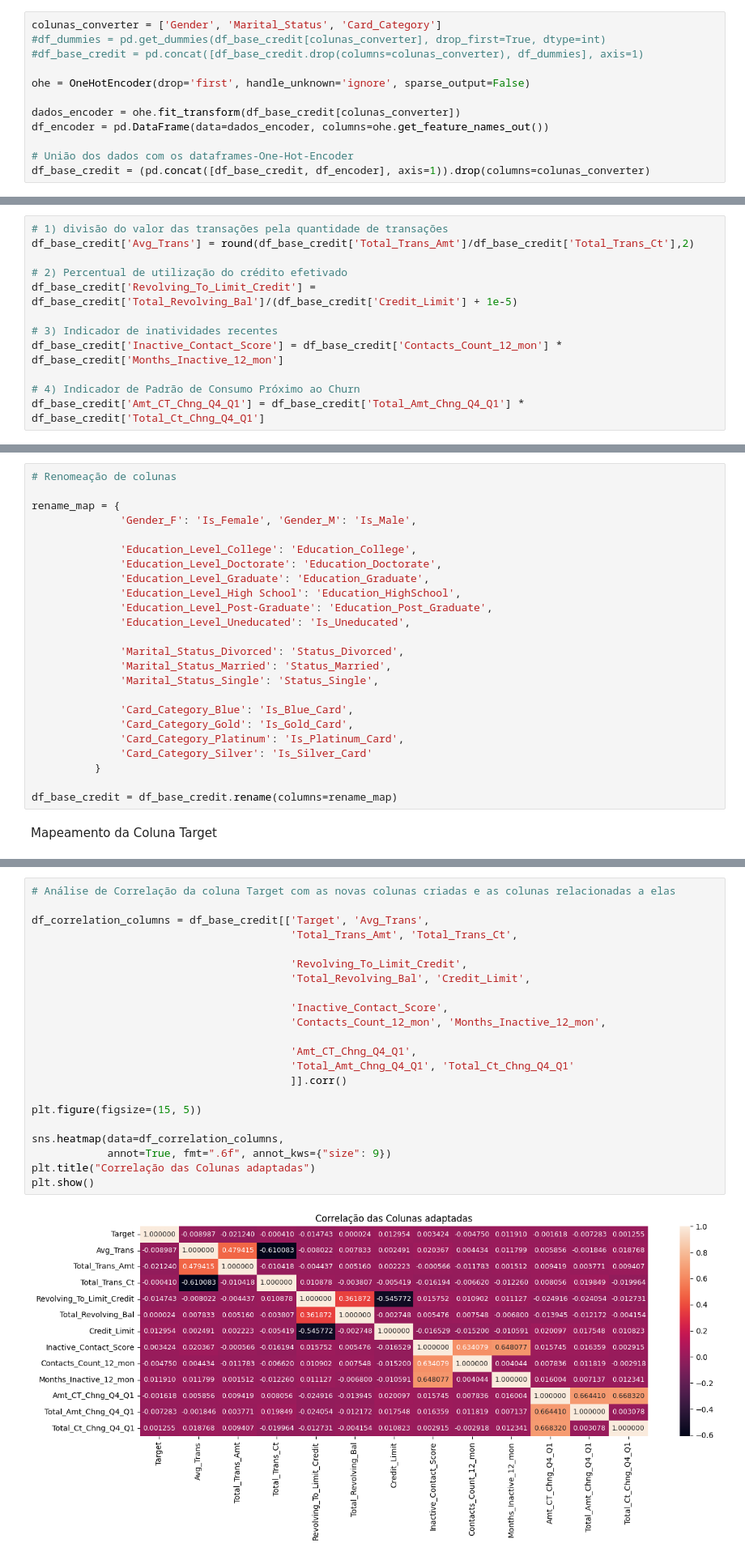
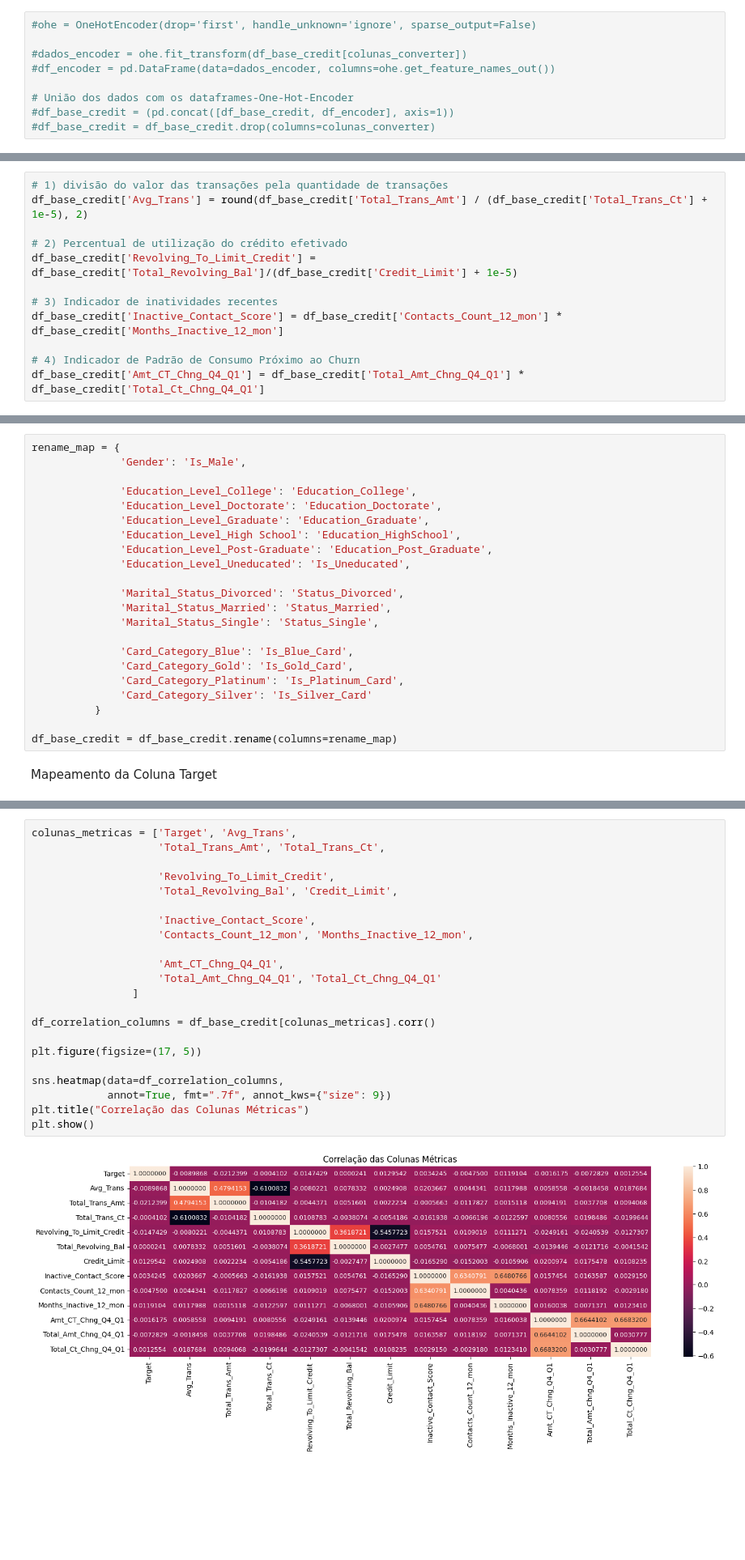
Before and after one commit to rpf991/Previsao_Churning_Clientes_Credito, a Jupyter notebook: notebooks/data_analysis.ipynb, the cells around one changed output, grey strips where cells are left out. Shown at 81% size. Cells and saved outputs as stored; diff of their text form; blank space fills up the shorter version.

```diff
--- a/notebooks/data_analysis.ipynb
+++ b/notebooks/data_analysis.ipynb
@@ -165,13 +194,10 @@ Avaliação One-Hot Encoder
 # %%
-colunas_converter = ['Gender', 'Marital_Status', 'Card_Category']
-#df_dummies = pd.get_dummies(df_base_credit[colunas_converter], drop_first=True, dtype=int)
-#df_base_credit = pd.concat([df_base_credit.drop(columns=colunas_converter), df_dummies], axis=1)
+#ohe = OneHotEncoder(drop='first', handle_unknown='ignore', sparse_output=False)
 
-ohe = OneHotEncoder(drop='first', handle_unknown='ignore', sparse_output=False)
-
-dados_encoder = ohe.fit_transform(df_base_credit[colunas_converter])
-df_encoder = pd.DataFrame(data=dados_encoder, columns=ohe.get_feature_names_out())
+#dados_encoder = ohe.fit_transform(df_base_credit[colunas_converter])
+#df_encoder = pd.DataFrame(data=dados_encoder, columns=ohe.get_feature_names_out())
 
 # União dos dados com os dataframes-One-Hot-Encoder
-df_base_credit = (pd.concat([df_base_credit, df_encoder], axis=1)).drop(columns=colunas_converter)
+#df_base_credit = (pd.concat([df_base_credit, df_encoder], axis=1))
+#df_base_credit = df_base_credit.drop(columns=colunas_converter)
 # %% [markdown]
@@ -182,6 +208,6 @@ incluir novas medidas e avaliar sua relação com a variável target
 # %%
 # 1) divisão do valor das transações pela quantidade de transações
-df_base_credit['Avg_Trans'] = round(df_base_credit['Total_Trans_Amt']/df_base_credit['Total_Trans_Ct'],2)
+df_base_credit['Avg_Trans'] = round(df_base_credit['Total_Trans_Amt'] / (df_base_credit['Total_Trans_Ct'] + 1e-5), 2)
 
 # 2) Percentual de utilização do crédito efetivado
 df_base_credit['Revolving_To_Limit_Credit'] = df_base_credit['Total_Revolving_Bal']/(df_base_credit['Credit_Limit'] + 1e-5)
@@ -194,8 +222,6 @@ df_base_credit['Amt_CT_Chng_Q4_Q1'] = df_base_credit['Total_Amt_Chng_Q4_Q1'] * d
 # %%
-# Renomeação de colunas
-
 rename_map = {
-              'Gender_F': 'Is_Female', 'Gender_M': 'Is_Male',
+              'Gender': 'Is_Male',
 
               'Education_Level_College': 'Education_College',
               'Education_Level_Doctorate': 'Education_Doctorate',
@@ -258,24 +291,24 @@ plt.show()
 # %%
-# Análise de Correlação da coluna Target com as novas colunas criadas e as colunas relacionadas a elas
+colunas_metricas = ['Target', 'Avg_Trans',
+                    'Total_Trans_Amt', 'Total_Trans_Ct',
 
-df_correlation_columns = df_base_credit[['Target', 'Avg_Trans',
-                                         'Total_Trans_Amt', 'Total_Trans_Ct',
+                    'Revolving_To_Limit_Credit',
+                    'Total_Revolving_Bal', 'Credit_Limit',
 
-                                         'Revolving_To_Limit_Credit',
-                                         'Total_Revolving_Bal', 'Credit_Limit',
+                    'Inactive_Contact_Score',
+                    'Contacts_Count_12_mon', 'Months_Inactive_12_mon',
 
-                                         'Inactive_Contact_Score',
-                                         'Contacts_Count_12_mon', 'Months_Inactive_12_mon',
+                    'Amt_CT_Chng_Q4_Q1',
+                    'Total_Amt_Chng_Q4_Q1', 'Total_Ct_Chng_Q4_Q1'
+                ]
 
-                                         'Amt_CT_Chng_Q4_Q1',
-                                         'Total_Amt_Chng_Q4_Q1', 'Total_Ct_Chng_Q4_Q1'
-                                         ]].corr()
+df_correlation_columns = df_base_credit[colunas_metricas].corr()
 
-plt.figure(figsize=(15, 5))
+plt.figure(figsize=(17, 5))
 
 sns.heatmap(data=df_correlation_columns,
-            annot=True, fmt=".6f", annot_kws={"size": 9})
-plt.title("Correlação das Colunas adaptadas")
+            annot=True, fmt=".7f", annot_kws={"size": 9})
+plt.title("Correlação das Colunas Métricas")
 plt.show()
 # %% [output]
-[figure, old version]
+[figure, new version]
```
Also changed, not shown: parts of 63 cells of this notebook, 5 other files.
